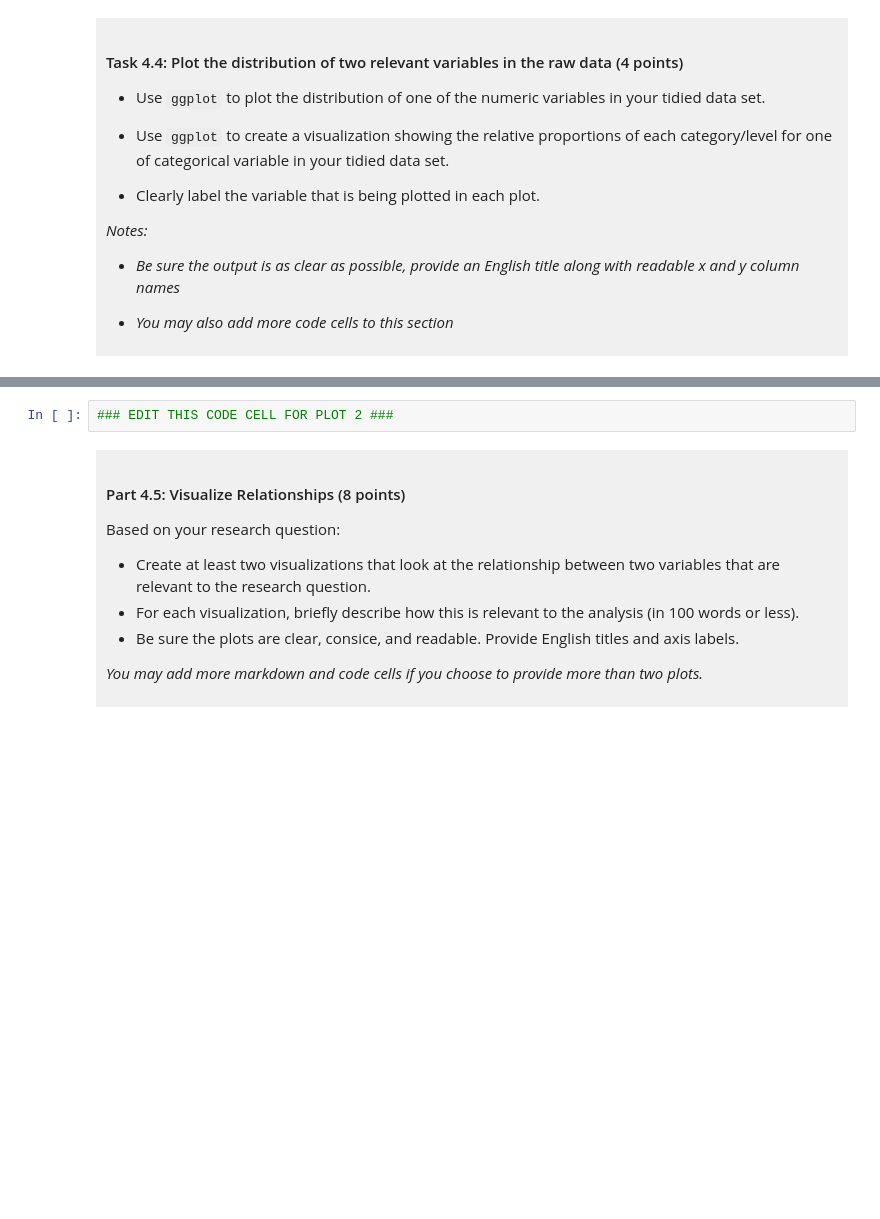
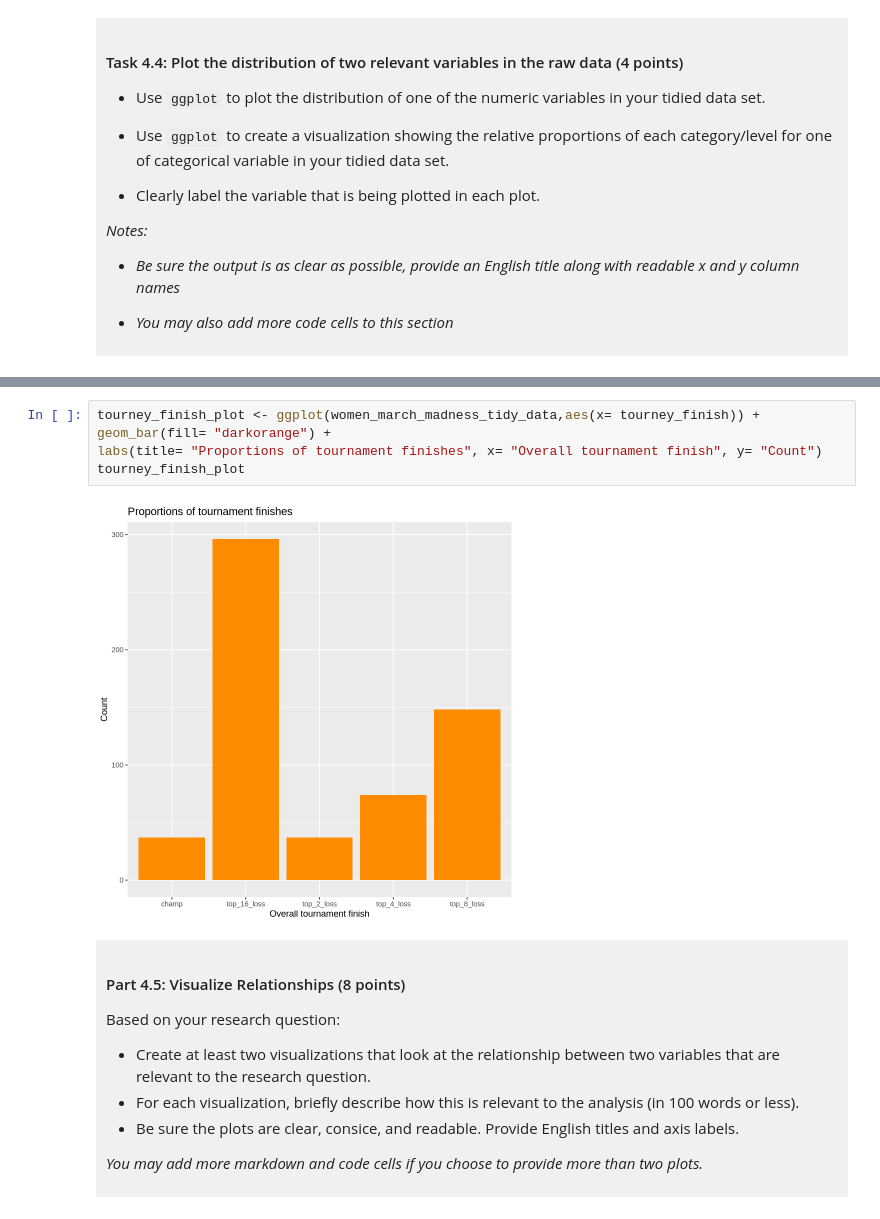
Before and after one commit to m4yad4niel/dsci-100-project-maya-daniel, a Jupyter notebook: dsci-100-project-notebook.ipynb, the cells around one changed output, grey strips where cells are left out. Saved outputs shown, nothing was run; the diff lists cells and outputs as text; blank space fills up the shorter version.

```diff
--- a/dsci-100-project-notebook.ipynb
+++ b/dsci-100-project-notebook.ipynb
@@ -308,5 +362,10 @@ You will refine your research question (if needed) and produce a tidy data set.
 # %%
-### EDIT THIS CODE CELL FOR PLOT 2 ###
+tourney_finish_plot <- ggplot(women_march_madness_tidy_data,aes(x= tourney_finish)) +
+geom_bar(fill= "darkorange") +
+labs(title= "Proportions of tournament finishes", x= "Overall tournament finish", y= "Count")
+tourney_finish_plot
+# %% [output]
+[figure, added]
 # %% [markdown]
 <div style="background-color: #f0f0f0; padding: 10px;">
 
```
Also changed, not shown: parts of 11 cells of this notebook.
